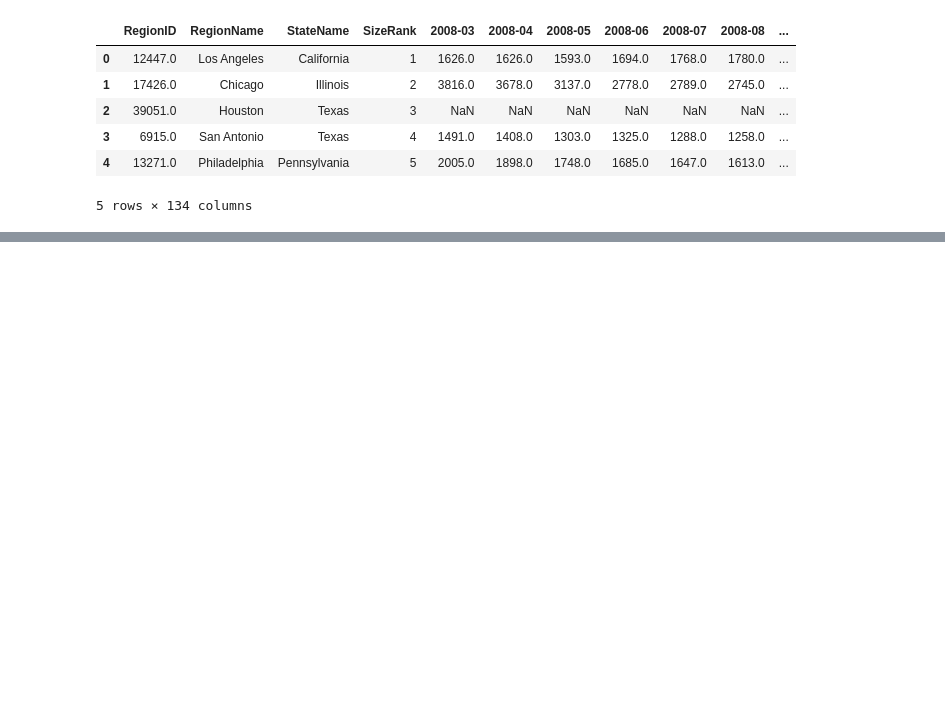
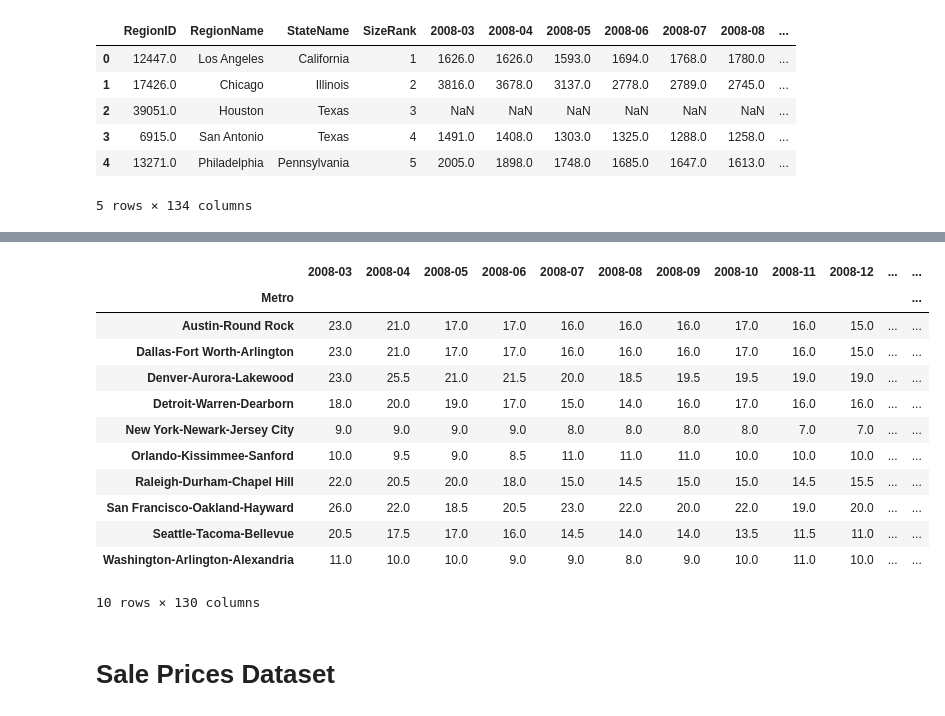
Before and after one commit to martinamagdy/Housing_Market_Analysis_Suaves, a Jupyter notebook: Data/sqft_cleaning.ipynb, the cells around one changed output, grey strips where cells are left out. Cells and saved outputs as stored; diff of their text form; code cells hidden in the pictures; blank space fills up the shorter version.

```diff
--- a/Data/sqft_cleaning.ipynb
+++ b/Data/sqft_cleaning.ipynb
@@ -139,0 +197,20 @@ WA_metro = sqft_metro.loc[sqft_metro.State == 'WA']
+# %%
+sales_group_median = sales_agg.groupby('Metro').median()
+sales_group_median.drop(columns = ['SizeRank'], inplace = True)
+sales_group_median
+# %% [output]
+|  | 2008-03 | 2008-04 | 2008-05 | 2008-06 | 2008-07 | 2008-08 | 2008-09 | 2008-10 | 2008-11 | 2008-12 | ... | ... |
+| Metro |  |  |  |  |  |  |  |  |  |  |  | ... |
+| Austin-Round Rock | 23.0 | 21.0 | 17.0 | 17.0 | 16.0 | 16.0 | 16.0 | 17.0 | 16.0 | 15.0 | ... | ... |
+| Dallas-Fort Worth-Arlington | 23.0 | 21.0 | 17.0 | 17.0 | 16.0 | 16.0 | 16.0 | 17.0 | 16.0 | 15.0 | ... | ... |
+| Denver-Aurora-Lakewood | 23.0 | 25.5 | 21.0 | 21.5 | 20.0 | 18.5 | 19.5 | 19.5 | 19.0 | 19.0 | ... | ... |
+| Detroit-Warren-Dearborn | 18.0 | 20.0 | 19.0 | 17.0 | 15.0 | 14.0 | 16.0 | 17.0 | 16.0 | 16.0 | ... | ... |
+| New York-Newark-Jersey City | 9.0 | 9.0 | 9.0 | 9.0 | 8.0 | 8.0 | 8.0 | 8.0 | 7.0 | 7.0 | ... | ... |
+| Orlando-Kissimmee-Sanford | 10.0 | 9.5 | 9.0 | 8.5 | 11.0 | 11.0 | 11.0 | 10.0 | 10.0 | 10.0 | ... | ... |
+| Raleigh-Durham-Chapel Hill | 22.0 | 20.5 | 20.0 | 18.0 | 15.0 | 14.5 | 15.0 | 15.0 | 14.5 | 15.5 | ... | ... |
+| San Francisco-Oakland-Hayward | 26.0 | 22.0 | 18.5 | 20.5 | 23.0 | 22.0 | 20.0 | 22.0 | 19.0 | 20.0 | ... | ... |
+| Seattle-Tacoma-Bellevue | 20.5 | 17.5 | 17.0 | 16.0 | 14.5 | 14.0 | 14.0 | 13.5 | 11.5 | 11.0 | ... | ... |
+| Washington-Arlington-Alexandria | 11.0 | 10.0 | 10.0 | 9.0 | 9.0 | 8.0 | 9.0 | 10.0 | 11.0 | 10.0 | ... | ... |
+10 rows × 130 columns
+# %% [markdown]
+# Sale Prices Dataset
```
Also changed, not shown: parts of 15 cells of this notebook.
